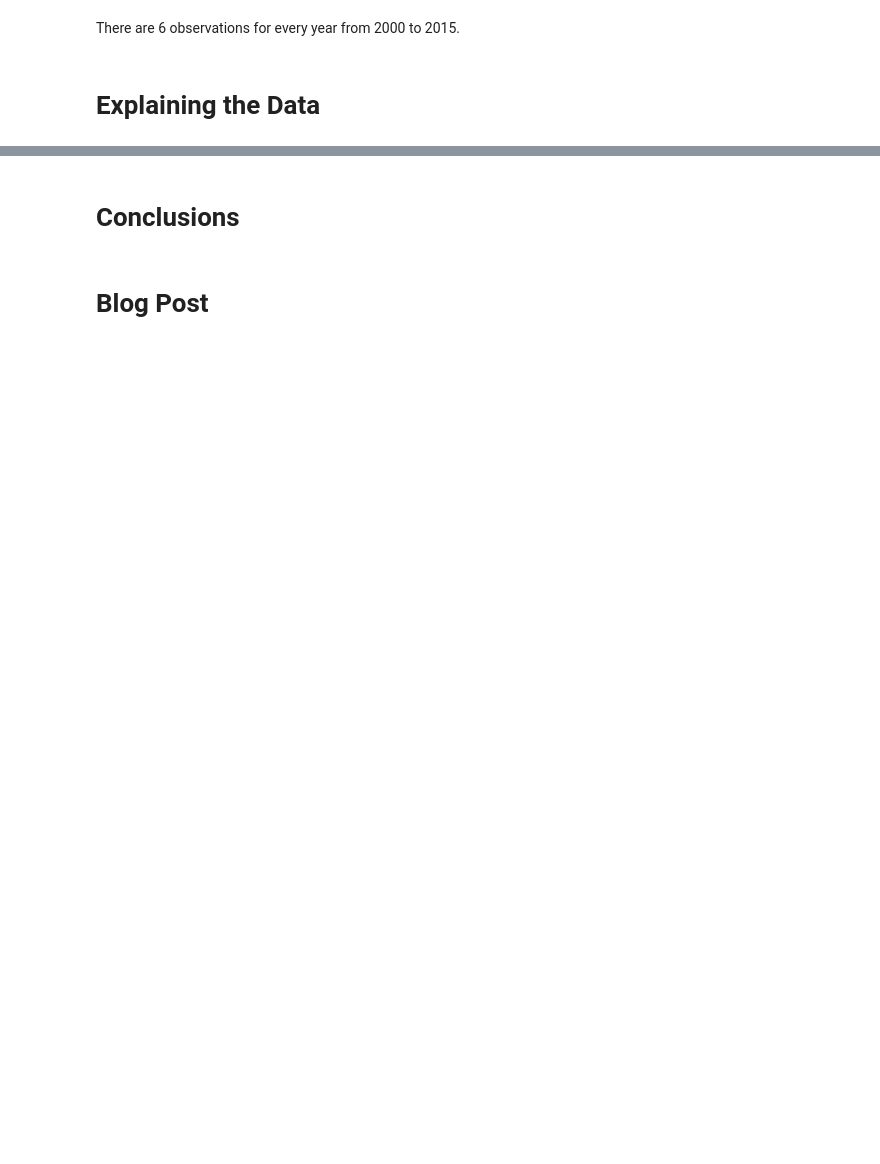
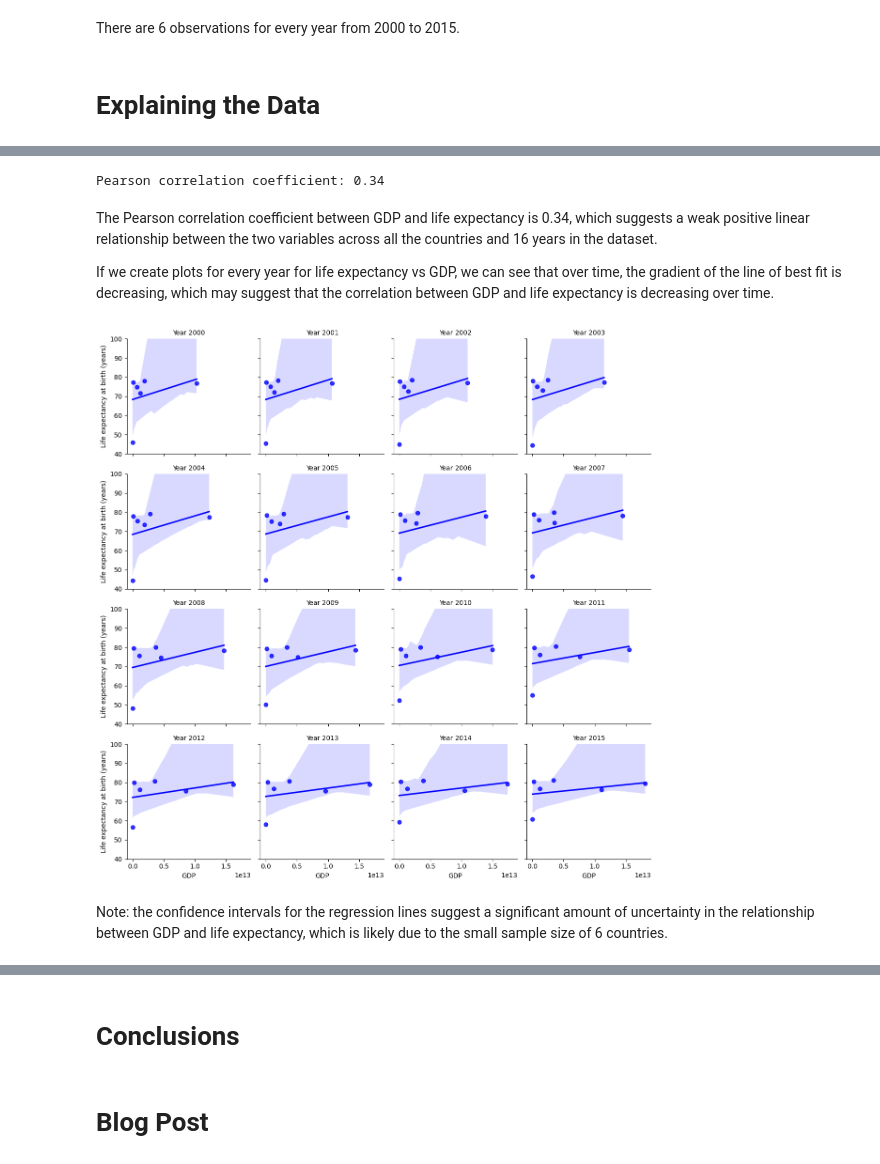
Before and after one commit to alanjameschapman/Life-Expectancy-and-GDP-Starter, a Jupyter notebook: life_expectancy_gdp.ipynb, the cells around one changed output, grey strips where cells are left out. Cells and saved outputs as stored; diff of their text form; code cells hidden in the pictures; blank space fills up the shorter version.

```diff
--- a/life_expectancy_gdp.ipynb
+++ b/life_expectancy_gdp.ipynb
@@ -362,0 +403,35 @@ There are 6 observations for every year from 2000 to 2015.
+# %%
+# Calculate and print the Pearson correlation coefficient between 'GDP' and 'Life expectancy at birth (years)'
+pearson_corr = df['GDP'].corr(df['Life expectancy at birth (years)'])
+print(f"Pearson correlation coefficient: {pearson_corr:.2f}")
+# %% [output]
+Pearson correlation coefficient: 0.34
+# %% [markdown]
+The Pearson correlation coefficient between GDP and life expectancy is 0.34, which suggests a weak positive linear relationship between the two variables across all the countries and 16 years in the dataset.
+
+If we create plots for every year for life expectancy vs GDP, we can see that over time, the gradient of the line of best fit is decreasing, which may suggest that the correlation between GDP and life expectancy is decreasing over time.
+# %%
+# Create the FacetGrid
+g = sns.FacetGrid(df, col='Year', col_wrap=4, height=3)
+
+# Map the regplot to the grid
+g.map(sns.regplot, 'GDP', 'Life expectancy at birth (years)', color='b')
+
+# Set titles for each subplot
+g.set_titles('Year {col_name}')
+
+# Iterate over each axis and set the y-axis limits based on the data for each year
+for ax in g.axes.flat:
+    year = int(ax.get_title().split()[-1])
+    year_data = df[df['Year'] == year]
+    ax.set_ylim(40, 100)
+
+# Adjust layout
+plt.tight_layout()
+
+# Show the plot
+plt.show()
+# %% [output]
+[figure, added]
+# %% [markdown]
+Note: the confidence intervals for the regression lines suggest a significant amount of uncertainty in the relationship between GDP and life expectancy, which is likely due to the small sample size of 6 countries.
```
Also changed, not shown: parts of 11 cells of this notebook, 2 other files.
